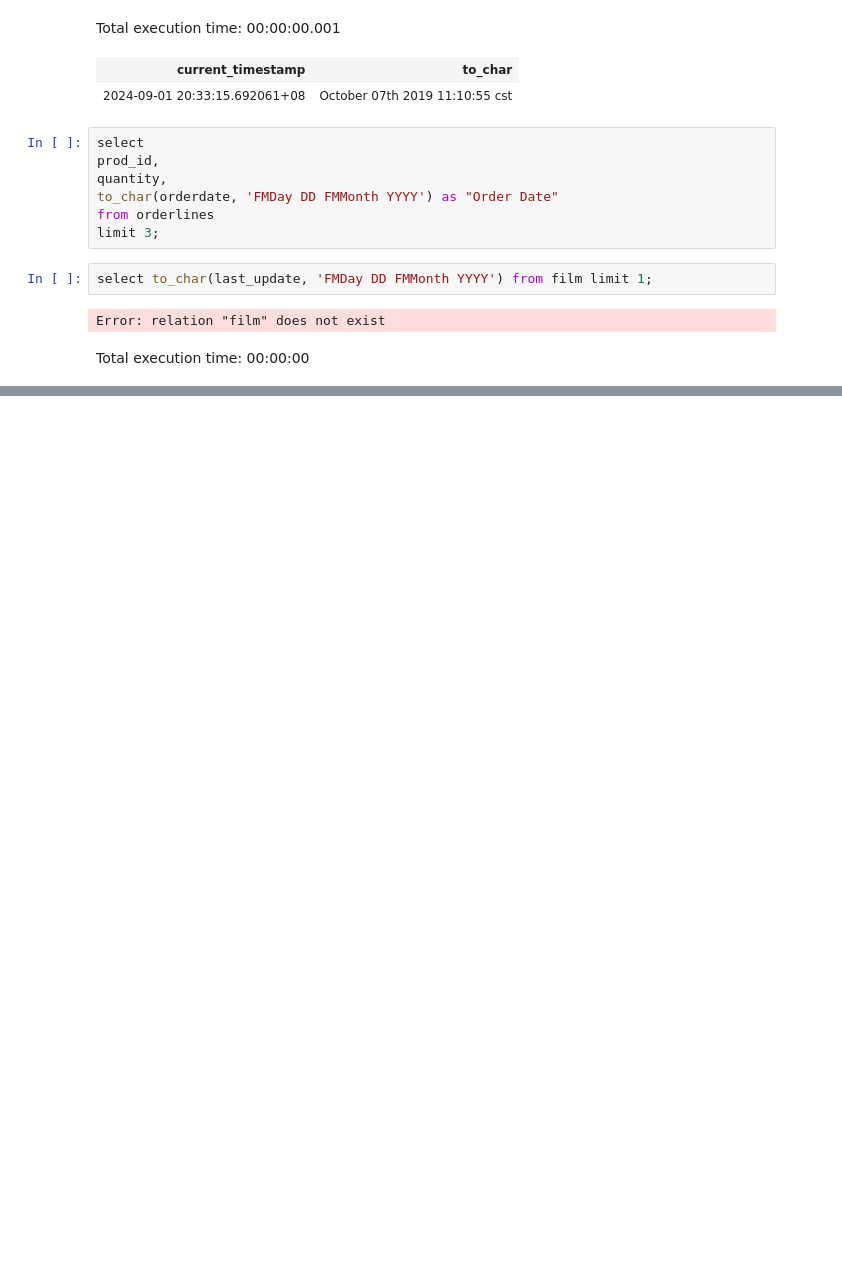
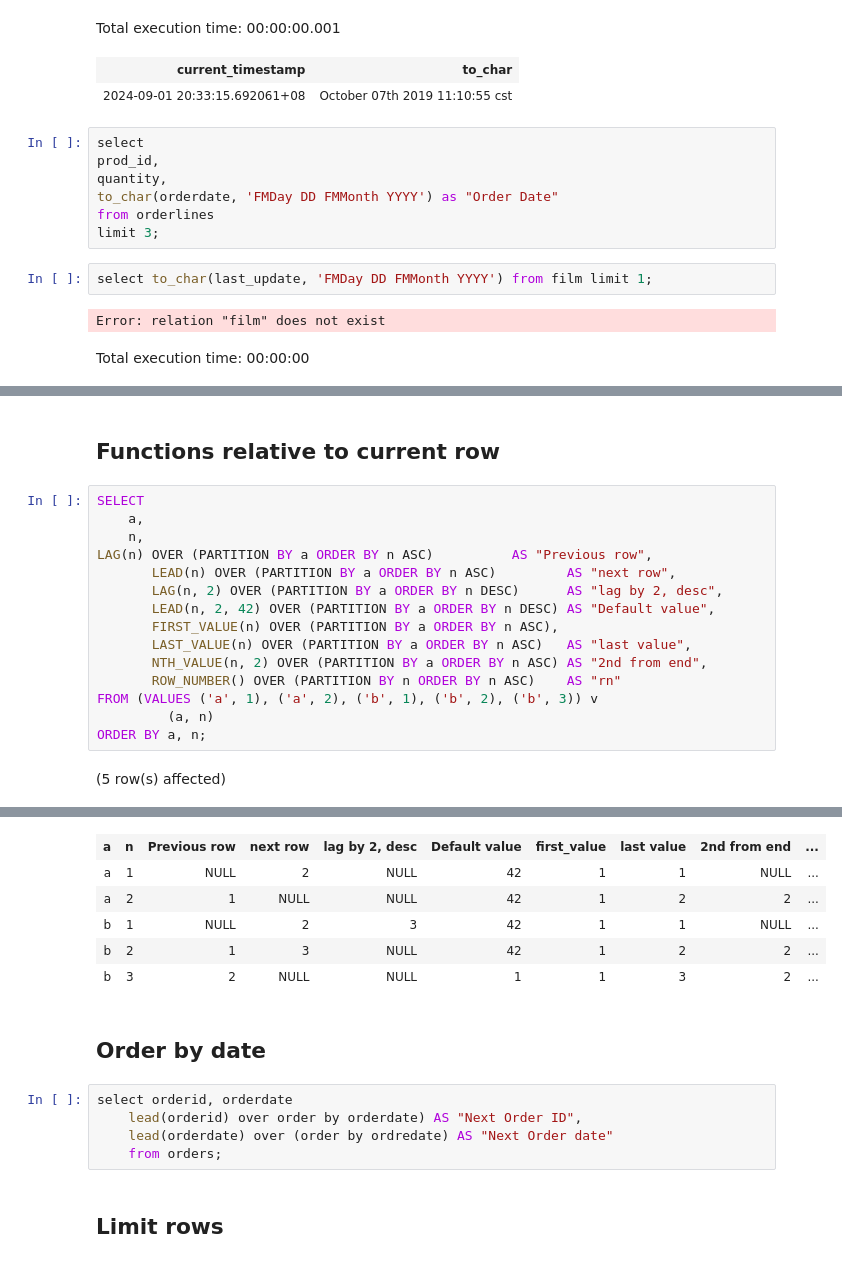
Before and after one commit to yaowenqiang/postgresql_functions_playbook, a Jupyter notebook: Notebook-1.ipynb, the cells around one changed output, grey strips where cells are left out. Saved outputs shown, nothing was run; the diff lists cells and outputs as text; blank space fills up the shorter version.

Commit message:
add window functions demog

```diff
--- a/Notebook-1.ipynb
+++ b/Notebook-1.ipynb
@@ -1341,0 +1463,19 @@ Total execution time: 00:00:00
+# %% [markdown]
+## Functions relative to current row
+# %%
+SELECT
+    a,
+    n,
+LAG(n) OVER (PARTITION BY a ORDER BY n ASC)          AS "Previous row",
+       LEAD(n) OVER (PARTITION BY a ORDER BY n ASC)         AS "next row",
+       LAG(n, 2) OVER (PARTITION BY a ORDER BY n DESC)      AS "lag by 2, desc",
+       LEAD(n, 2, 42) OVER (PARTITION BY a ORDER BY n DESC) AS "Default value",
+       FIRST_VALUE(n) OVER (PARTITION BY a ORDER BY n ASC),
+       LAST_VALUE(n) OVER (PARTITION BY a ORDER BY n ASC)   AS "last value",
+       NTH_VALUE(n, 2) OVER (PARTITION BY a ORDER BY n ASC) AS "2nd from end",
+       ROW_NUMBER() OVER (PARTITION BY n ORDER BY n ASC)    AS "rn"
+FROM (VALUES ('a', 1), ('a', 2), ('b', 1), ('b', 2), ('b', 3)) v
+         (a, n)
+ORDER BY a, n;
+# %% [output]
+(5 row(s) affected)
@@ -1341,0 +1483,15 @@ Total execution time: 00:00:00
+| a | n | Previous row | next row | lag by 2, desc | Default value | first_value | last value | 2nd from end | ... |
+| a | 1 | NULL | 2 | NULL | 42 | 1 | 1 | NULL | ... |
+| a | 2 | 1 | NULL | NULL | 42 | 1 | 2 | 2 | ... |
+| b | 1 | NULL | 2 | 3 | 42 | 1 | 1 | NULL | ... |
+| b | 2 | 1 | 3 | NULL | 42 | 1 | 2 | 2 | ... |
+| b | 3 | 2 | NULL | NULL | 1 | 1 | 3 | 2 | ... |
+# %% [markdown]
+## Order by date
+# %%
+select orderid, orderdate
+    lead(orderid) over order by orderdate) AS "Next Order ID",
+    lead(orderdate) over (order by ordredate) AS "Next Order date"
+    from orders;
+# %% [markdown]
+## Limit rows
```
Also changed, not shown: parts of 28 cells of this notebook.
